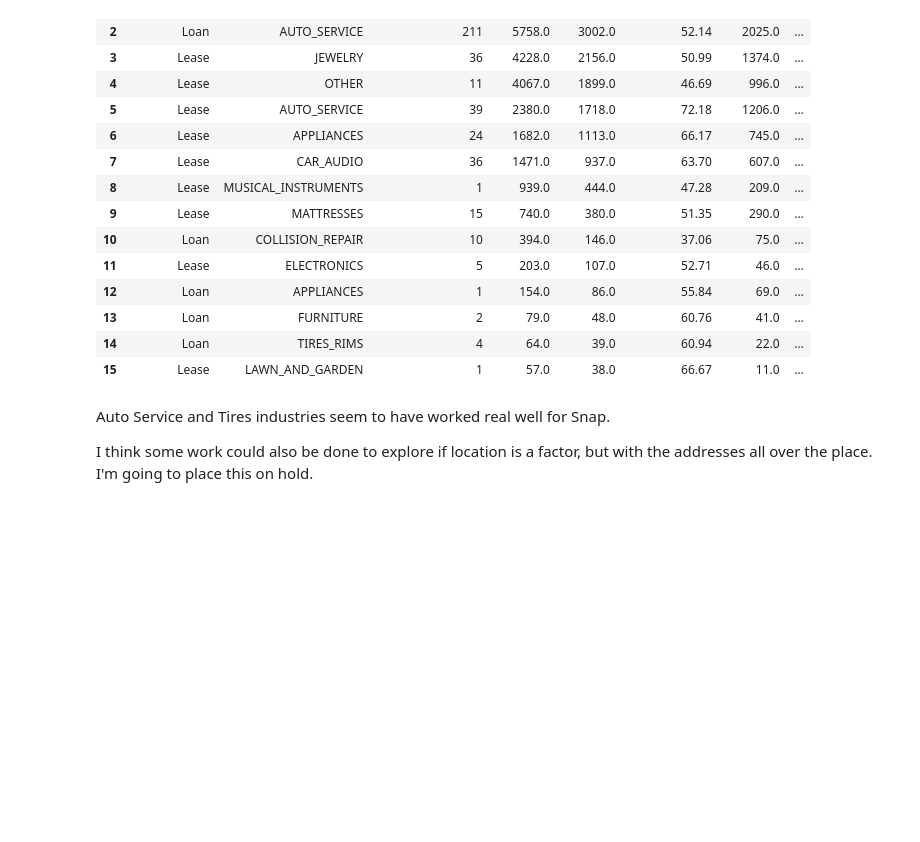
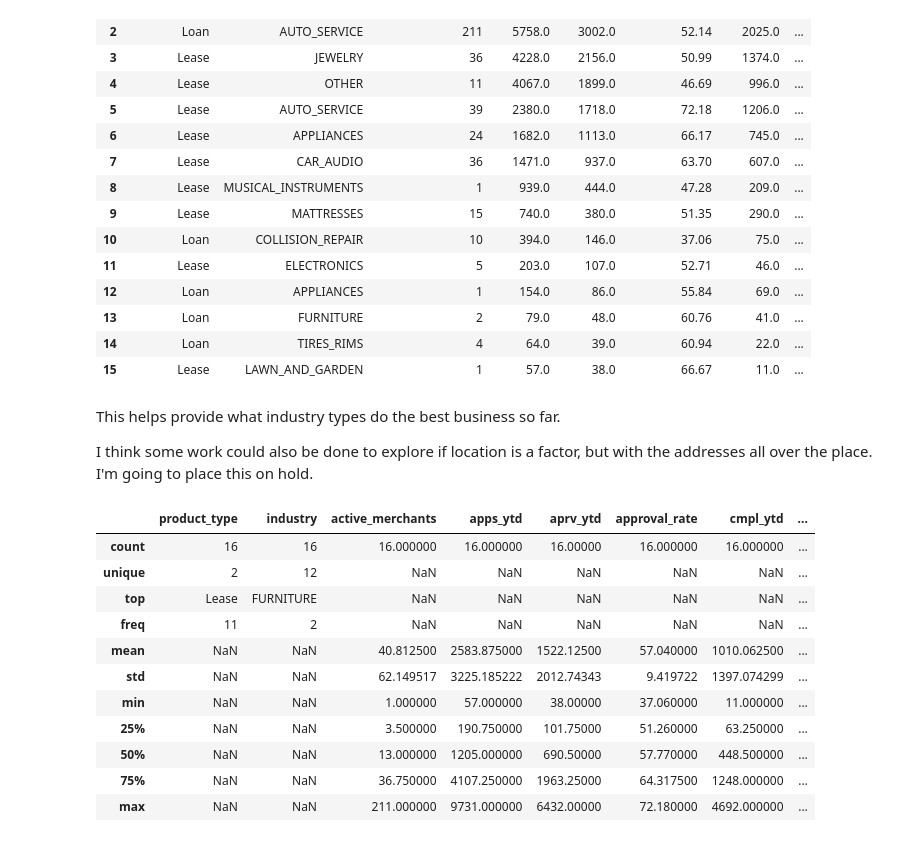
Before and after one commit to djf0512/snap-assessment, a Jupyter notebook: analysis/02_attractive_merchant.ipynb, the cells around one changed output. Saved outputs shown, nothing was run; the diff lists cells and outputs as text; code cells hidden in the pictures; blank space fills up the shorter version.

```diff
--- a/analysis/02_attractive_merchant.ipynb
+++ b/analysis/02_attractive_merchant.ipynb
@@ -195,6 +195,21 @@ df_snap_performance
 | 14 | Loan | TIRES_RIMS | 4 | 64.0 | 39.0 | 60.94 | 22.0 | ... |
 | 15 | Lease | LAWN_AND_GARDEN | 1 | 57.0 | 38.0 | 66.67 | 11.0 | ... |
 # %% [markdown]
-Auto Service and Tires industries seem to have worked real well for Snap.
+This helps provide what industry types do the best business so far.
 
 I think some work could also be done to explore if location is a factor, but with the addresses all over the place. I'm going to place this on hold.
+# %%
+df_snap_performance.describe(include="all")
+# %% [output]
+|  | product_type | industry | active_merchants | apps_ytd | aprv_ytd | approval_rate | cmpl_ytd | ... |
+| count | 16 | 16 | 16.000000 | 16.000000 | 16.00000 | 16.000000 | 16.000000 | ... |
+| unique | 2 | 12 | NaN | NaN | NaN | NaN | NaN | ... |
+| top | Lease | FURNITURE | NaN | NaN | NaN | NaN | NaN | ... |
+| freq | 11 | 2 | NaN | NaN | NaN | NaN | NaN | ... |
+| mean | NaN | NaN | 40.812500 | 2583.875000 | 1522.12500 | 57.040000 | 1010.062500 | ... |
+| std | NaN | NaN | 62.149517 | 3225.185222 | 2012.74343 | 9.419722 | 1397.074299 | ... |
+| min | NaN | NaN | 1.000000 | 57.000000 | 38.00000 | 37.060000 | 11.000000 | ... |
+| 25% | NaN | NaN | 3.500000 | 190.750000 | 101.75000 | 51.260000 | 63.250000 | ... |
+| 50% | NaN | NaN | 13.000000 | 1205.000000 | 690.50000 | 57.770000 | 448.500000 | ... |
+| 75% | NaN | NaN | 36.750000 | 4107.250000 | 1963.25000 | 64.317500 | 1248.000000 | ... |
+| max | NaN | NaN | 211.000000 | 9731.000000 | 6432.00000 | 72.180000 | 4692.000000 | ... |
```
Also changed, not shown: parts of 3 cells of this notebook, 7 other files.
